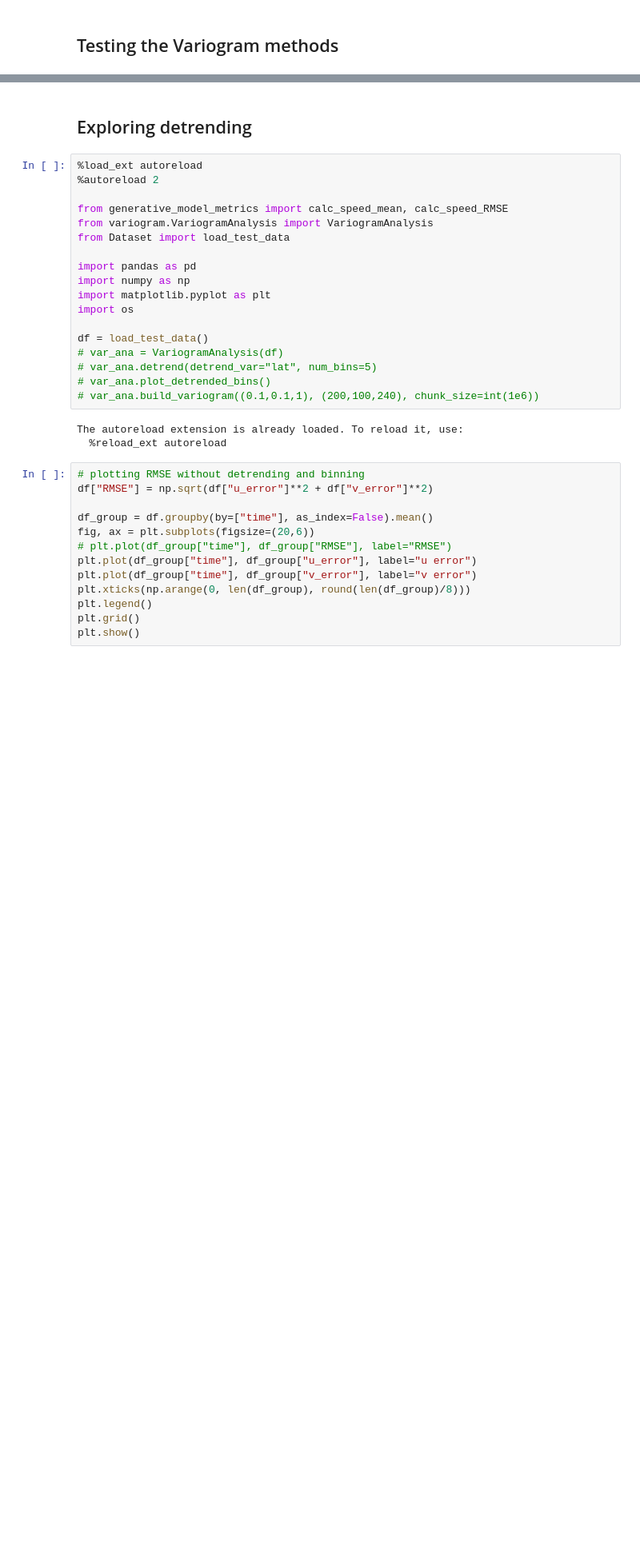
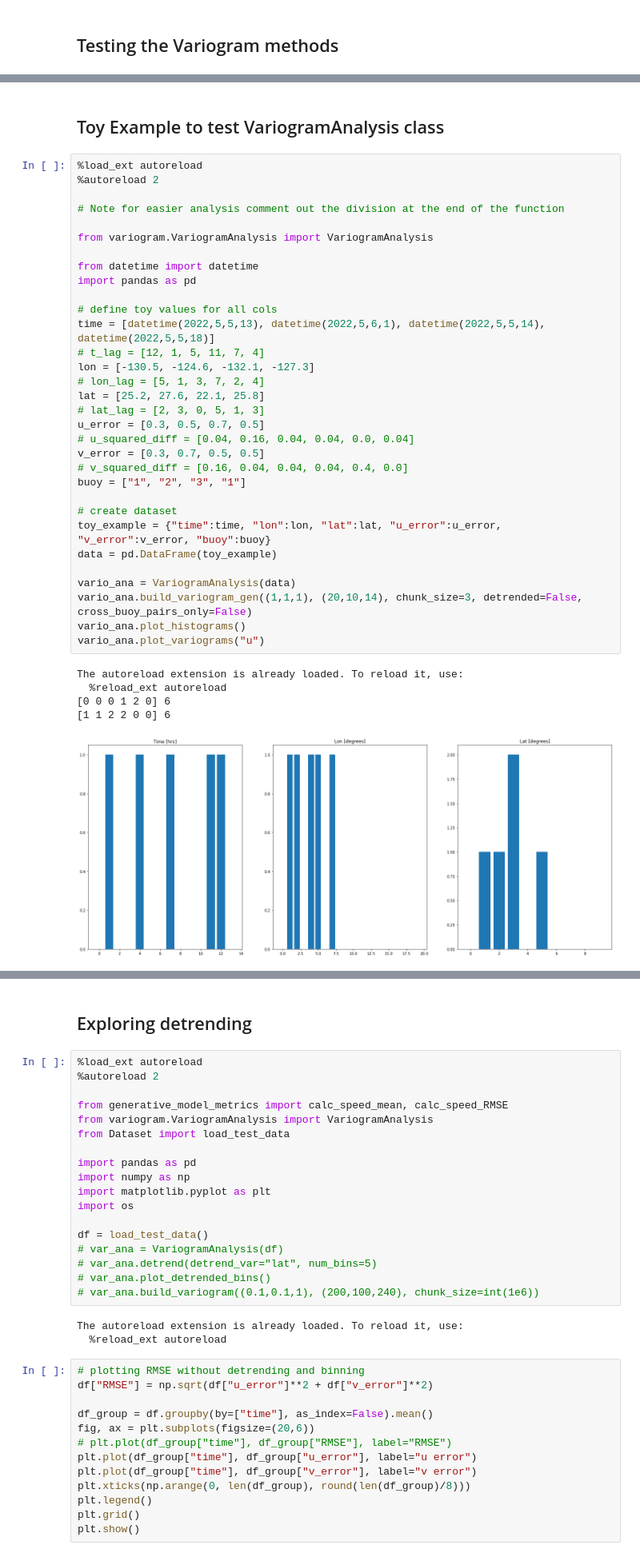
Before and after one commit to MariusWiggert/OceanPlatformControl, a Jupyter notebook: ocean_navigation_simulator/generative_error_model/test_variogram.ipynb, the cells around one changed output, grey strips where cells are left out. Shown at 80% size. Drawn from its saved outputs; the diff is of its cells as text; blank space fills up the shorter version.

```diff
--- a/ocean_navigation_simulator/generative_error_model/test_variogram.ipynb
+++ b/ocean_navigation_simulator/generative_error_model/test_variogram.ipynb
@@ -30,0 +39,40 @@ vario_ana.plot_variograms("u")
+# %% [markdown]
+## Toy Example to test VariogramAnalysis class
+# %%
+%load_ext autoreload
+%autoreload 2
+
+# Note for easier analysis comment out the division at the end of the function
+
+from variogram.VariogramAnalysis import VariogramAnalysis
+
+from datetime import datetime
+import pandas as pd
+
+# define toy values for all cols
+time = [datetime(2022,5,5,13), datetime(2022,5,6,1), datetime(2022,5,5,14), datetime(2022,5,5,18)]
+# t_lag = [12, 1, 5, 11, 7, 4]
+lon = [-130.5, -124.6, -132.1, -127.3]
+# lon_lag = [5, 1, 3, 7, 2, 4]
+lat = [25.2, 27.6, 22.1, 25.8]
+# lat_lag = [2, 3, 0, 5, 1, 3]
+u_error = [0.3, 0.5, 0.7, 0.5]
+# u_squared_diff = [0.04, 0.16, 0.04, 0.04, 0.0, 0.04]
+v_error = [0.3, 0.7, 0.5, 0.5]
+# v_squared_diff = [0.16, 0.04, 0.04, 0.04, 0.4, 0.0]
+buoy = ["1", "2", "3", "1"]
+
+# create dataset
+toy_example = {"time":time, "lon":lon, "lat":lat, "u_error":u_error, "v_error":v_error, "buoy":buoy}
+data = pd.DataFrame(toy_example)
+
+vario_ana = VariogramAnalysis(data)
+vario_ana.build_variogram_gen((1,1,1), (20,10,14), chunk_size=3, detrended=False, cross_buoy_pairs_only=False)
+vario_ana.plot_histograms()
+vario_ana.plot_variograms("u")
+# %% [output]
+The autoreload extension is already loaded. To reload it, use:
+  %reload_ext autoreload
+[0 0 0 1 2 0] 6
+[1 1 2 2 0 0] 6
+[figure, added]
```
Also changed, not shown: parts of 3 cells of this notebook, 2 other files.
